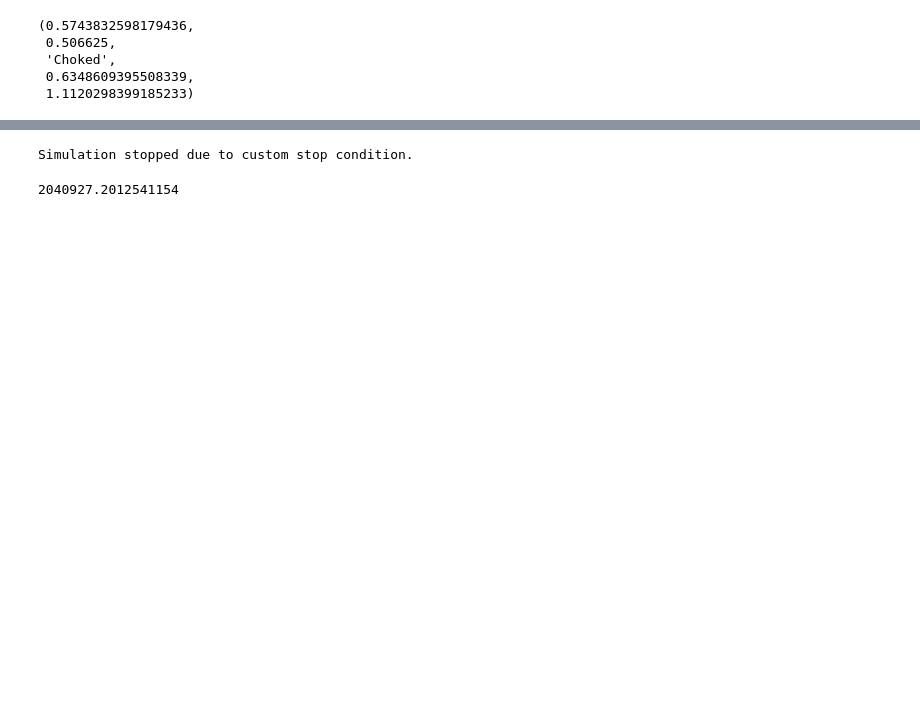
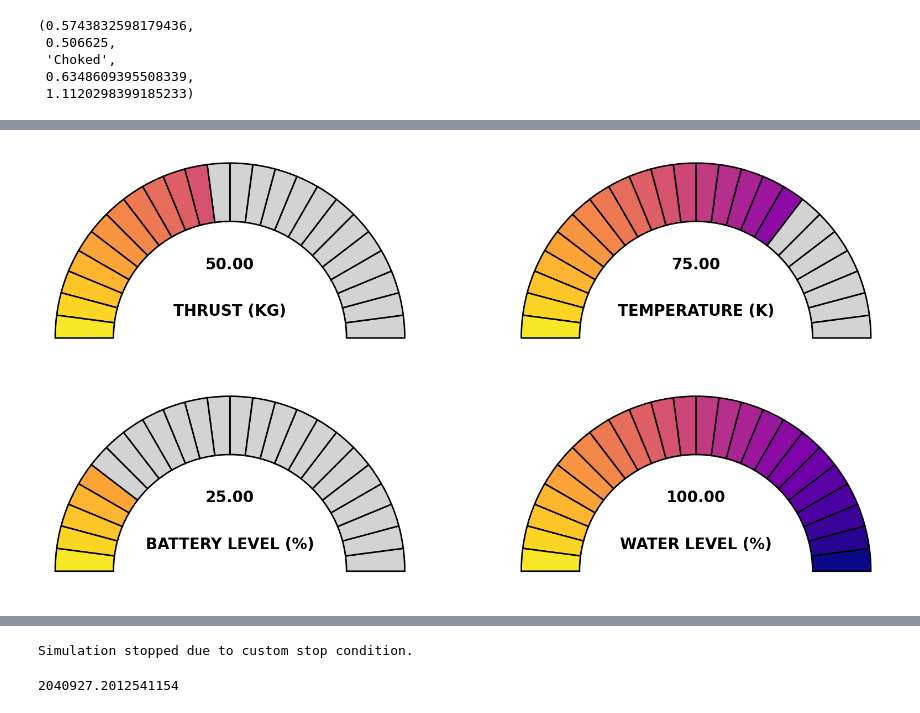
Before and after one commit to marcosflz/OpenRED, a Jupyter notebook: tests.ipynb, the cells around one changed output, grey strips where cells are left out. Drawn from its saved outputs; the diff is of its cells as text; code cells hidden in the pictures; blank space fills up the shorter version.

```diff
--- a/tests.ipynb
+++ b/tests.ipynb
@@ -85,3 +123,94 @@ def gaugePlot(perc):
+# %%
+import matplotlib.pyplot as plt
+import matplotlib.patches as patches
+import numpy as np
+
+def gaugePlot(instValues, maxValues=[0,0,0,0]):
+    fig, ax = plt.subplots(figsize=(16, 16))
+
+    # Create a color gradient around the outer circle edge
+    n = 25  # Number of segments for the gradient
+    cmap = plt.get_cmap('plasma')  # Color map
+    delta = 0
+    theta = np.linspace(0 - delta, np.pi + delta, n)  # Divide the semicircle into 'n' segments
+
+    x = 1
+    y = 0.5
+    ri = 0.75
+    w = 0.25
+    edgCol = 'k'
+
+    instValues = np.array(instValues)
+    maxValues = np.array(maxValues)
+    percValues = instValues / maxValues
+
+    # Loop over the four positions to plot the gauges
+    for j, perc in enumerate(percValues):
+        # Determine the number of wedges to fill based on the percentage
+        num_fill = int(n * perc)  # Calculate the number of wedges to fill
+
+        # Determine the position offsets for each gauge
+        if j == 0:
+            x_pos, y_pos = -x, y
+        elif j == 1:
+            x_pos, y_pos = x, y
+        elif j == 2:
+            x_pos, y_pos = -x, -y
+        else:
+            x_pos, y_pos = x, -y
+
+        for i in range(n - 1):
+            # Set the color for each wedge
+            if num_fill > 0 and i >= (n - num_fill):
+                color = cmap(i / (n - 1))  # Fill wedges in reverse order
+            else:
+                color = 'lightgrey'  # Set the remaining wedges to light grey
+
+            # Create the wedges with the corresponding color
+            wedge = patches.Wedge(center=(x_pos, y_pos), r=ri, theta1=np.degrees(theta[i]),
+                                  theta2=np.degrees(theta[i + 1]), width=w, facecolor=color, edgecolor=edgCol, linewidth=2)
+            ax.add_patch(wedge)
+
+
+
+        ## Add text inside the rectangles for the current value
+        #ax.text(x_pos, y_pos + (1.15 * ri if y_pos > 0 else -1.25 * ri),
+        #        f"{instValues[j]:.2f}", ha='center', va='center', fontsize=20, fontweight='bold')
+
+        # Add the shapes to the plot
+
+
+    # Add text to the rectangles
+    ax.text(-x, 1.6 * y + 0.02 * ri    , f"{instValues[0]:.2f}", ha='center', va='center', fontsize=20, fontweight='bold')
+    ax.text(x, 1.6 * y + 0.02 * ri     , f"{instValues[1]:.2f}", ha='center', va='center', fontsize=20, fontweight='bold')
+    ax.text(-x, 0.4 * -y + 0.02 * ri   , f"{instValues[2]:.2f}", ha='center', va='center', fontsize=20, fontweight='bold')
+    ax.text(x, 0.4 * -y + 0.02 * ri    , f"{instValues[3]:.2f}", ha='center', va='center', fontsize=20, fontweight='bold')
+
+    ax.text(-x, 1.6 * y + 0.02 * ri    - 0.2, "THRUST (KG)"       , ha='center', va='center', fontsize=20, fontweight='bold')
+    ax.text(x, 1.6 * y + 0.02 * ri     - 0.2, "TEMPERATURE (K)"   , ha='center', va='center', fontsize=20, fontweight='bold')
+    ax.text(-x, 0.4 * -y + 0.02 * ri   - 0.2, "BATTERY LEVEL (%)" , ha='center', va='center', fontsize=20, fontweight='bold')
+    ax.text(x, 0.4 * -y + 0.02 * ri    - 0.2, "WATER LEVEL (%)"   , ha='center', va='center', fontsize=20, fontweight='bold')
+
+    # Fix the percentage to the range [0, 1] so it does not exceed the maximum angle
+
+    # Adjust axis scales so the circle does not get deformed
+    ax.set_aspect('equal', 'box')
+
+    # Set axis limits
+    ax.set_xlim(-1.8, 1.8)
+    ax.set_ylim(-0.6, 1.3)
+    fig.tight_layout()
+    ax.set_axis_off()
+
+    return fig
+
+# Example usage
+percent = [50, 75, 25, 100]
+
+gaugePlot(percent, maxValues=[100,100,100,100])  # Example with percentage greater than 100%
+plt.show()
+# %% [output]
+[figure, added]
 # %%
 import matplotlib.pyplot as plt
 import matplotlib.patches as patches
```
Also changed, not shown: parts of 6 cells of this notebook, 43 other files.
